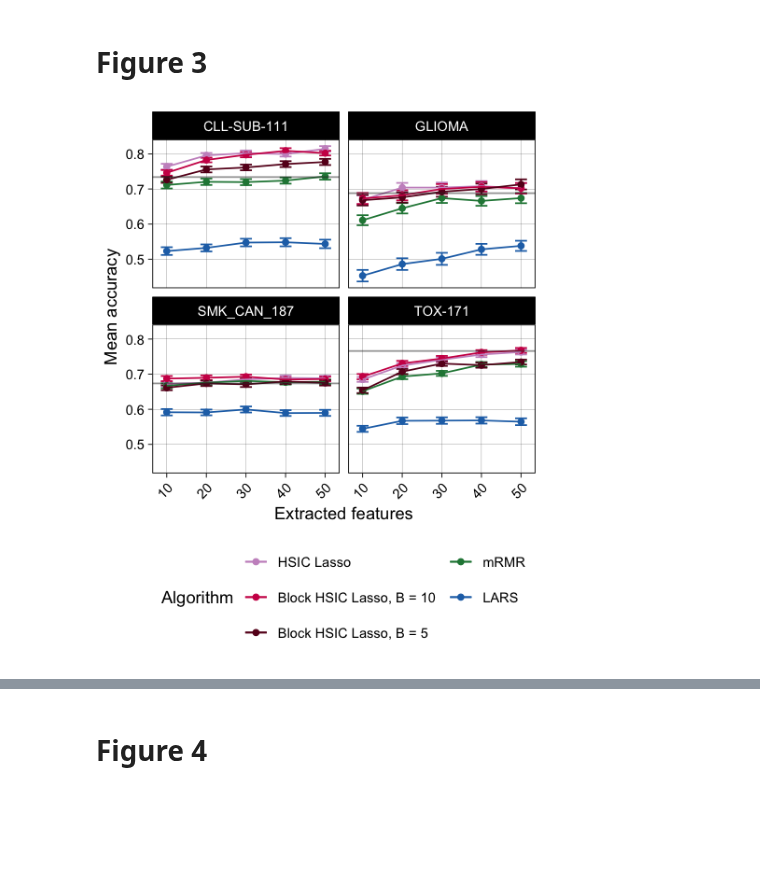
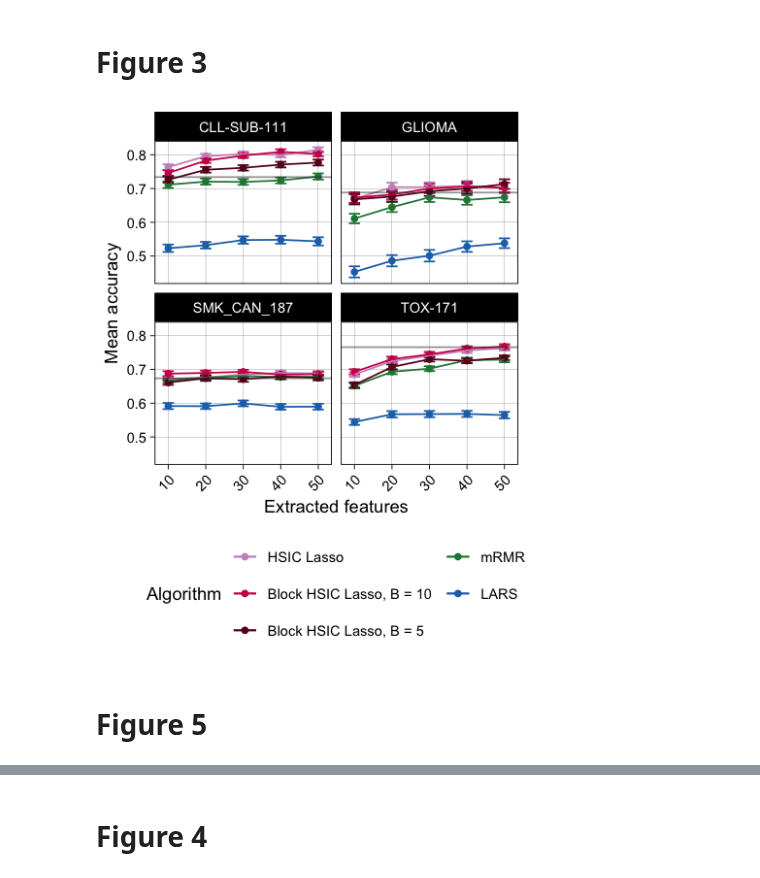
Before and after one commit to hclimente/nori, a Jupyter notebook: doc/figures.ipynb, the cells around one changed output, grey strips where cells are left out. Drawn from its saved outputs; the diff is of its cells as text; code cells hidden in the pictures; blank space fills up the shorter version.

Commit message:
update figures with new data
create empty covariates file

```diff
--- a/doc/figures.ipynb
+++ b/doc/figures.ipynb
@@ -270,8 +270,10 @@ ma <- prediction_ma %>%
 
 legend <- get_legend(ma + theme(legend.position = 'bottom'))
 # %%
-ggsave('img/figure_3.pdf', ma, width = 4, height = 5)
-options(repr.plot.width = 4, repr.plot.height = 5)
+ggsave('img/Climente-Gonzalez.11.fig.3.pdf', ma, width = 3.7, height = 4.8)
+options(repr.plot.width = 3.7, repr.plot.height = 4.8)
 ma
 # %% [output]
-[figure, old version]
+[figure, new version]
+# %% [markdown]
+# Figure 5
```
Also changed, not shown: parts of 15 cells of this notebook, 30 other files.
